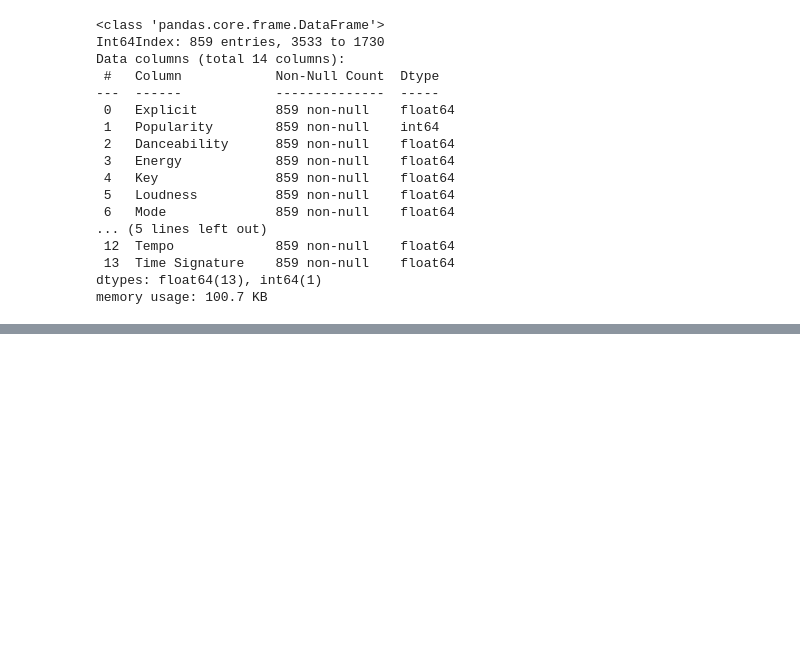
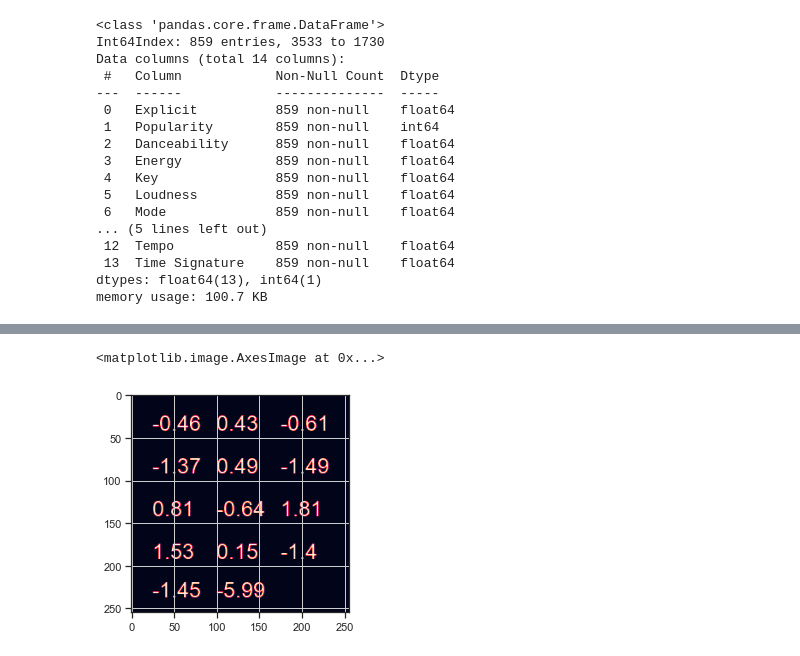
Before and after one commit to nullmaxwell/learnify, a Jupyter notebook: main.ipynb, the cells around one changed output, grey strips where cells are left out. Drawn from its saved outputs; the diff is of its cells as text; code cells hidden in the pictures; blank space fills up the shorter version.

Commit message:
Image encoding complete

```diff
--- a/main.ipynb
+++ b/main.ipynb
@@ -357,4 +363,5 @@ nn_model.compile(loss = 'binary_crossentropy', optimizer = 'adam', metrics = ['a
 # %%
 # Training model
-nn_model.fit(nn_train_X, nn_train_Y, epochs = 500, verbose = True)
+with tf.device('/CPU:0'):
+  nn_model.fit(nn_train_X, nn_train_Y, epochs = 1000, verbose = True)
 # %% [output]
@@ -403,0 +412,7 @@ f1
+# %%
+# Copying datasets over to be manipulated
+cnn_train_X = nn_train_X.copy()
+cnn_train_Y = nn_train_Y.copy()
+
+cnn_valid_X = nn_validation_X.copy()
+cnn_valid_Y = nn_validation_Y.copy()
@@ -403,0 +439,35 @@ f1
+# %%
+from PIL import Image, ImageDraw, ImageFont
+
+def imageEncode(data):
+    images = []
+    font = ImageFont.truetype("Arial.ttf", size = 25)
+    location = [(25, 20), (100, 20), (175, 20),
+                (25, 70), (100, 70), (175, 70),
+                (25, 120), (100, 120), (175, 120),
+                (25, 170), (100, 170),(175, 170),
+                (25, 215), (100, 215)]
+
+    for row in data.iterrows():
+        bg = np.array([[0 for _ in range(255)] for _ in range(255)], dtype = 'uint8')
+        image = Image.fromarray(bg)
+        draw = ImageDraw.Draw(image)
+
+        l = 0
+        for col in range(0, len(data.columns)):
+          value = round(row[1][col], 2)
+          draw.text(location[l], str(value), fill = 'white', font = font)
+          l += 1
+
+    rgb = [np.array(image, dtype='uint8') for _ in range(13)]
+    images.append(rgb)
+
+    return np.array(images) / 255
+# %%
+temp_set = imageEncode(cnn_train_X.sample(1))
+# %%
+plt.grid()
+plt.imshow(temp_set[-1][0])
+# %% [output]
+<matplotlib.image.AxesImage at 0x...>
+[figure, added]
```
Also changed, not shown: parts of 17 cells of this notebook, 2 other files.
